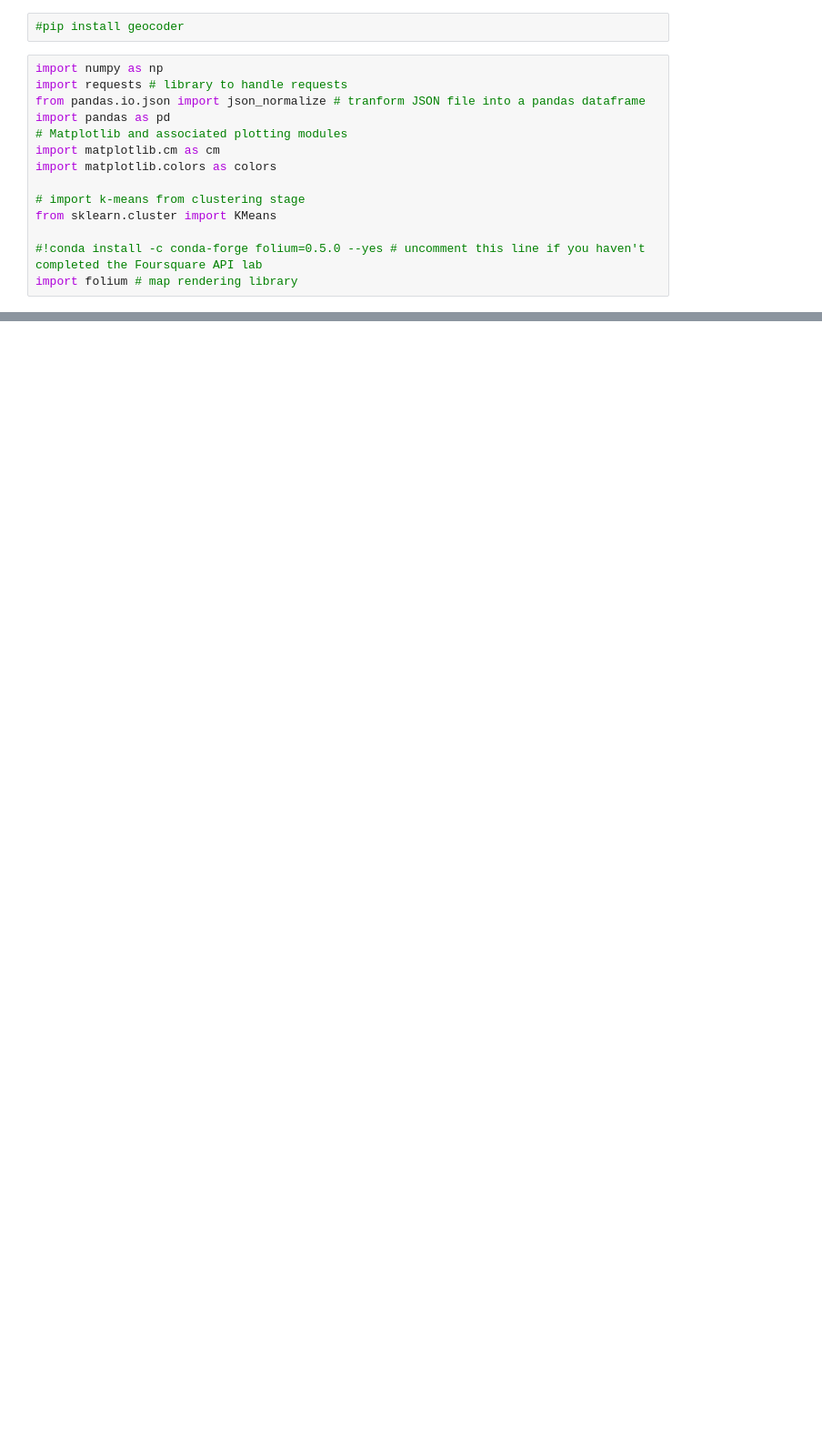
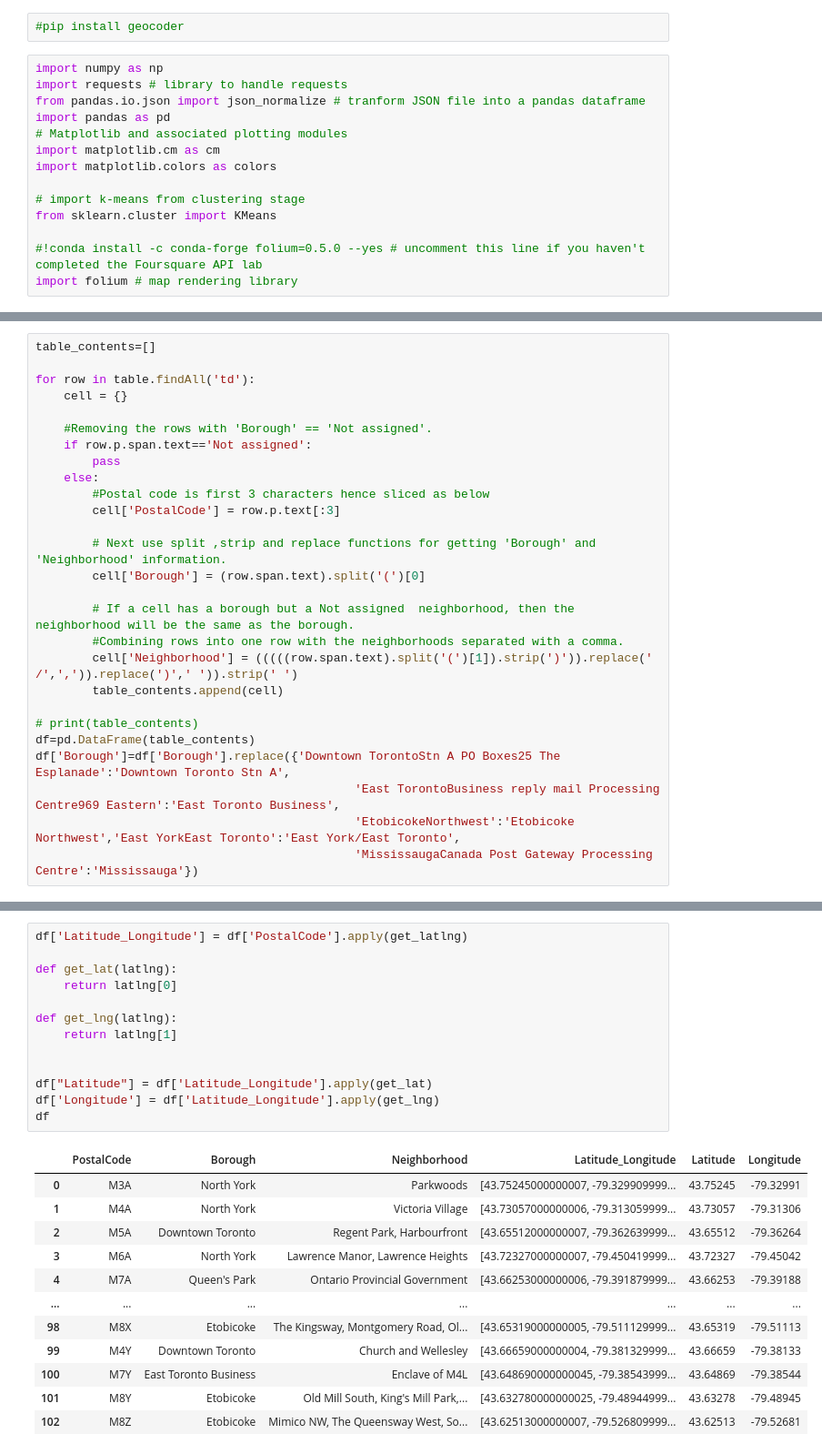
Before and after one commit to ankitranjan30/Coursera_Capstone, a Jupyter notebook: Week 3 - Segmenting and Clustering Neighborhoods in Toronto.ipynb, the cells around one changed output, grey strips where cells are left out. Shown: that part at 91% size. Cells and saved outputs as stored; diff of their text form; blank space fills up the shorter version.

```diff
--- a/Week 3 - Segmenting and Clustering Neighborhoods in Toronto.ipynb
+++ b/Week 3 - Segmenting and Clustering Neighborhoods in Toronto.ipynb
@@ -39,0 +77,27 @@ TorontoData.head()
+# %%
+table_contents=[]
+
+for row in table.findAll('td'):
+    cell = {}
+
+    #Removing the rows with 'Borough' == 'Not assigned'.
+    if row.p.span.text=='Not assigned':
+        pass
+    else:
+        #Postal code is first 3 characters hence sliced as below
+        cell['PostalCode'] = row.p.text[:3]
+
+        # Next use split ,strip and replace functions for getting 'Borough' and 'Neighborhood' information.
+        cell['Borough'] = (row.span.text).split('(')[0]
+
+        # If a cell has a borough but a Not assigned  neighborhood, then the neighborhood will be the same as the borough.
+        #Combining rows into one row with the neighborhoods separated with a comma.
+        cell['Neighborhood'] = (((((row.span.text).split('(')[1]).strip(')')).replace(' /',',')).replace(')',' ')).strip(' ')
+        table_contents.append(cell)
+
+# print(table_contents)
+df=pd.DataFrame(table_contents)
+df['Borough']=df['Borough'].replace({'Downtown TorontoStn A PO Boxes25 The Esplanade':'Downtown Toronto Stn A',
+                                             'East TorontoBusiness reply mail Processing Centre969 Eastern':'East Toronto Business',
+                                             'EtobicokeNorthwest':'Etobicoke Northwest','East YorkEast Toronto':'East York/East Toronto',
+                                             'MississaugaCanada Post Gateway Processing Centre':'Mississauga'})
@@ -43,0 +147,26 @@ The dataframe has 103 neighborhoods.
+# %%
+df['Latitude_Longitude'] = df['PostalCode'].apply(get_latlng)
+
+def get_lat(latlng):
+    return latlng[0]
+
+def get_lng(latlng):
+    return latlng[1]
+
+
+df["Latitude"] = df['Latitude_Longitude'].apply(get_lat)
+df['Longitude'] = df['Latitude_Longitude'].apply(get_lng)
+df
+# %% [output]
+|  | PostalCode | Borough | Neighborhood | Latitude_Longitude | Latitude | Longitude |
+| 0 | M3A | North York | Parkwoods | [43.75245000000007, -79.329909999... | 43.75245 | -79.32991 |
+| 1 | M4A | North York | Victoria Village | [43.73057000000006, -79.313059999... | 43.73057 | -79.31306 |
+| 2 | M5A | Downtown Toronto | Regent Park, Harbourfront | [43.65512000000007, -79.362639999... | 43.65512 | -79.36264 |
+| 3 | M6A | North York | Lawrence Manor, Lawrence Heights | [43.72327000000007, -79.450419999... | 43.72327 | -79.45042 |
+| 4 | M7A | Queen's Park | Ontario Provincial Government | [43.66253000000006, -79.391879999... | 43.66253 | -79.39188 |
+| ... | ... | ... | ... | ... | ... | ... |
+| 98 | M8X | Etobicoke | The Kingsway, Montgomery Road, Ol... | [43.65319000000005, -79.511129999... | 43.65319 | -79.51113 |
+| 99 | M4Y | Downtown Toronto | Church and Wellesley | [43.66659000000004, -79.381329999... | 43.66659 | -79.38133 |
+| 100 | M7Y | East Toronto Business | Enclave of M4L | [43.648690000000045, -79.38543999... | 43.64869 | -79.38544 |
+| 101 | M8Y | Etobicoke | Old Mill South, King's Mill Park,... | [43.632780000000025, -79.48944999... | 43.63278 | -79.48945 |
+| 102 | M8Z | Etobicoke | Mimico NW, The Queensway West, So... | [43.62513000000007, -79.526809999... | 43.62513 | -79.52681 |
```
Also changed, not shown: parts of 28 cells of this notebook, 1 other file.
